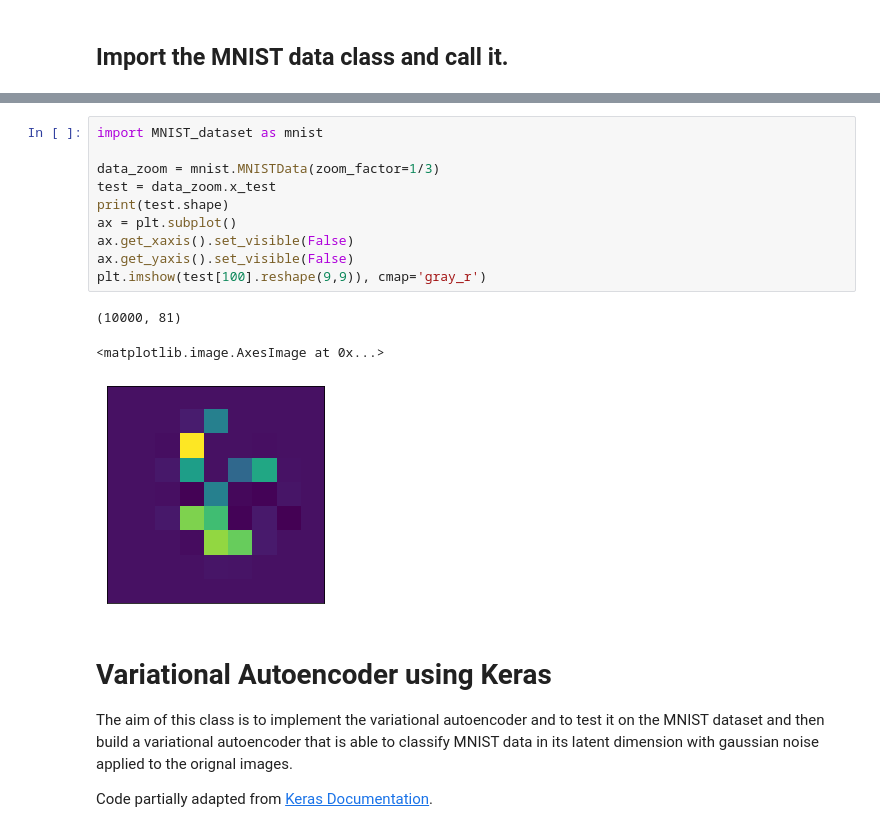
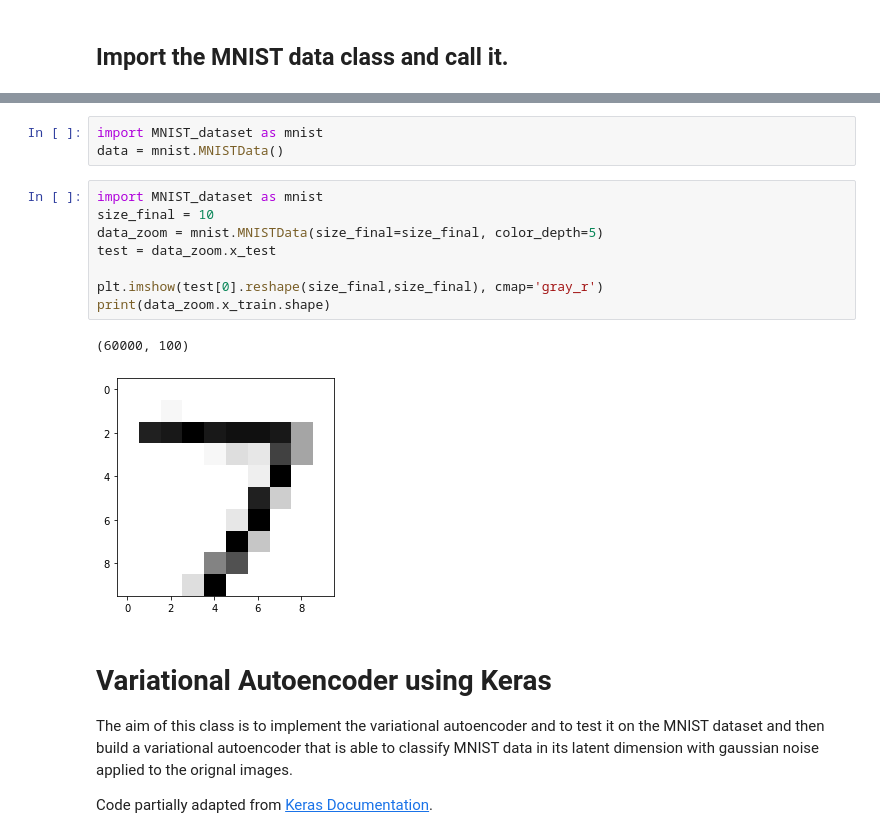
Before and after one commit to LorenzoValente3/Autoencoder-for-FPGA, a Jupyter notebook: VAE.ipynb, the cells around one changed output, grey strips where cells are left out. Saved outputs shown, nothing was run; the diff lists cells and outputs as text.

Commit message:
NEW DATASET AND MODEL

```diff
--- a/VAE.ipynb
+++ b/VAE.ipynb
@@ -36,17 +25,17 @@ plt.imshow(data.x_test[100].reshape(28,28), cmap='gray_r')
+# %%
+import MNIST_dataset as mnist
+data = mnist.MNISTData()
 # %%
 import MNIST_dataset as mnist
+size_final = 10
+data_zoom = mnist.MNISTData(size_final=size_final, color_depth=5)
+test = data_zoom.x_test
 
-data_zoom = mnist.MNISTData(zoom_factor=1/3)
-test = data_zoom.x_test
-print(test.shape)
-ax = plt.subplot()
-ax.get_xaxis().set_visible(False)
-ax.get_yaxis().set_visible(False)
-plt.imshow(test[100].reshape(9,9)), cmap='gray_r')
+plt.imshow(test[0].reshape(size_final,size_final), cmap='gray_r')
+print(data_zoom.x_train.shape)
 # %% [output]
-(10000, 81)
+(60000, 100)
-<matplotlib.image.AxesImage at 0x...>
-[figure, old version]
+[figure, new version]
 # %% [markdown]
 # Variational Autoencoder using Keras
 The aim of this class is to implement the variational autoencoder and to test it on the MNIST dataset and then build a variational autoencoder that is able to classify MNIST data in its latent dimension with gaussian noise applied to the orignal images.
```
Also changed, not shown: parts of 6 cells of this notebook, 42 other files.
